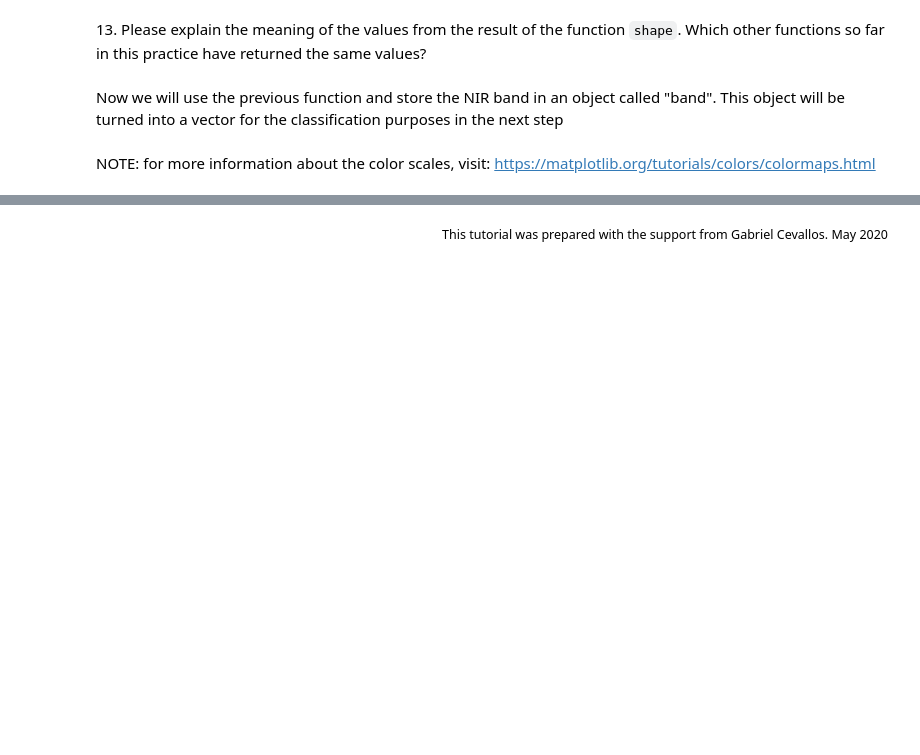
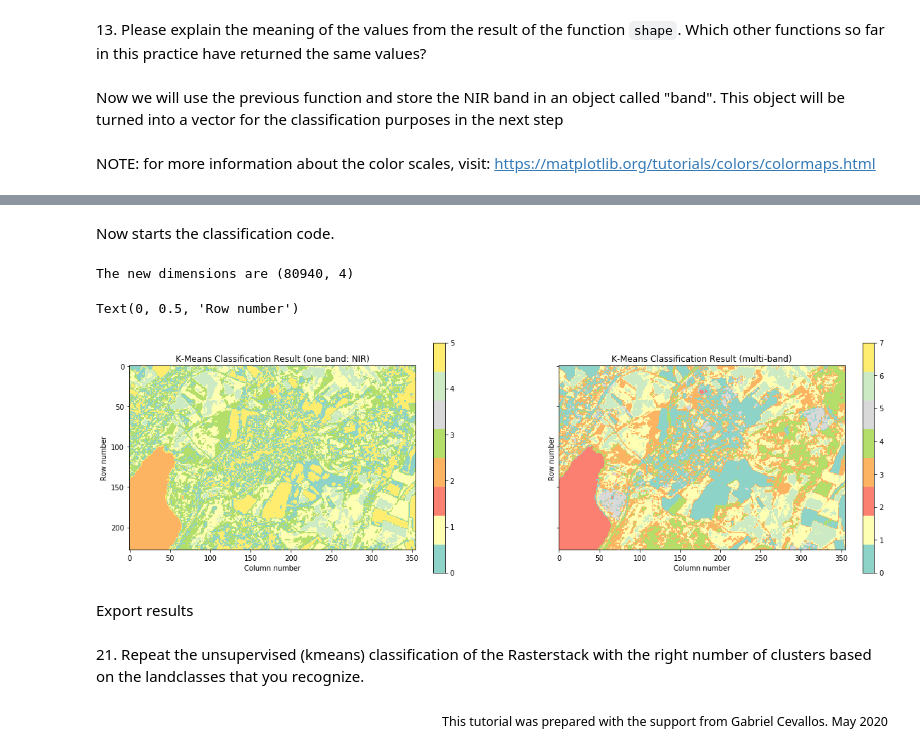
Before and after one commit to yzut-ydv/Remote_sensing_HM, a Jupyter notebook: jupyter_notebooks/practice4_fe1.ipynb, the cells around one changed output, grey strips where cells are left out. Cells and saved outputs as stored; diff of their text form; code cells hidden in the pictures; blank space fills up the shorter version.

```diff
--- a/jupyter_notebooks/practice4_fe1.ipynb
+++ b/jupyter_notebooks/practice4_fe1.ipynb
@@ -112,0 +164,6 @@ NOTE: for more information about the color scales, visit: https://matplotlib.org
+# %%
+for b in range(stack.shape[2]):
+    # Let's print the band indexes
+    # Be careful Numpy Array indexes start at zero!
+    print(b)
+    stack[:, :, b] = s2_stack.read(b+1)
@@ -113,2 +208,46 @@ NOTE: for more information about the color scales, visit: https://matplotlib.org
+# %% [markdown]
+<p>Now starts the classification code.</p>
+# %%
+# Now lets reshape our stack into 4 linear vectors like the one we had before
+# First we are going to calculate the dimnesions
+new_shape = (stack.shape[0] * stack.shape[1], stack.shape[2])
+print('The new dimensions are',new_shape)
+# %% [output]
+The new dimensions are (80940, 4)
+# %%
+# Secondly we can use the calculated shape
+X = stack[:, :, :4].reshape(new_shape)
+# %%
+#Now we can use k_means like we did before
+k_means = cluster.KMeans(n_clusters=8)
+k_means.fit(X)
+
+X_cluster = k_means.labels_
+# and reshape it
+X_cluster = X_cluster.reshape(stack[:, :, 0].shape)
+# %%
+#Now lets plot our multiband classification together with the classfication if the NIR-Band
+fig, axes = plt.subplots(1,2, figsize=(20, 20), sharex=True, sharey=True)
+
+plt.sca(axes[0])
+plt.imshow(X_NIR, cmap=plt.cm.get_cmap('Set3', 8))
+plt.colorbar(ticks=[0, 1, 2, 3, 4, 5, 6, 7],shrink=0.3)
+plt.title("K-Means Classification Result (one band: NIR)")
+plt.xlabel('Column number')
+plt.ylabel('Row number')
+
+plt.sca(axes[1])
+plt.imshow(X_cluster, cmap=plt.cm.get_cmap('Set3', 8))
+plt.colorbar(ticks=[0, 1, 2, 3, 4, 5, 6, 7],shrink=0.3)
+plt.title("K-Means Classification Result (multi-band)")
+plt.xlabel('Column number')
+plt.ylabel('Row number')
+# %% [output]
+Text(0, 0.5, 'Row number')
+[figure, added]
+# %% [markdown]
+Export results
+# %% [markdown]
+<p>21. Repeat the unsupervised (kmeans) classification of the Rasterstack with the right number of clusters based on the landclasses that you recognize.</p>
 # %% [markdown]
 <div style="text-align: right"> <small>This tutorial was prepared with the support from Gabriel Cevallos. May 2020</small> </div>
```
Also changed, not shown: parts of 17 cells of this notebook, 4 other files.
